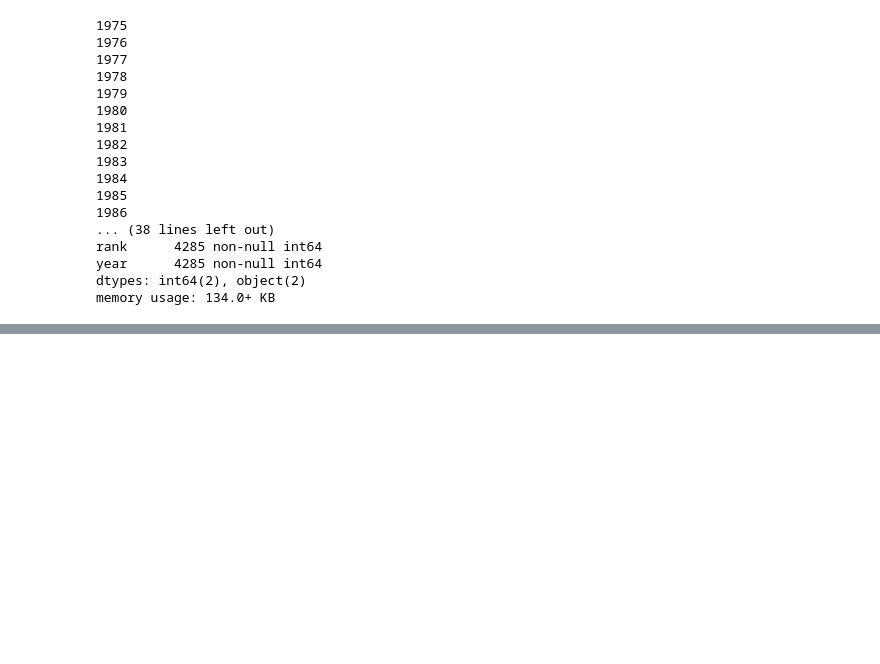
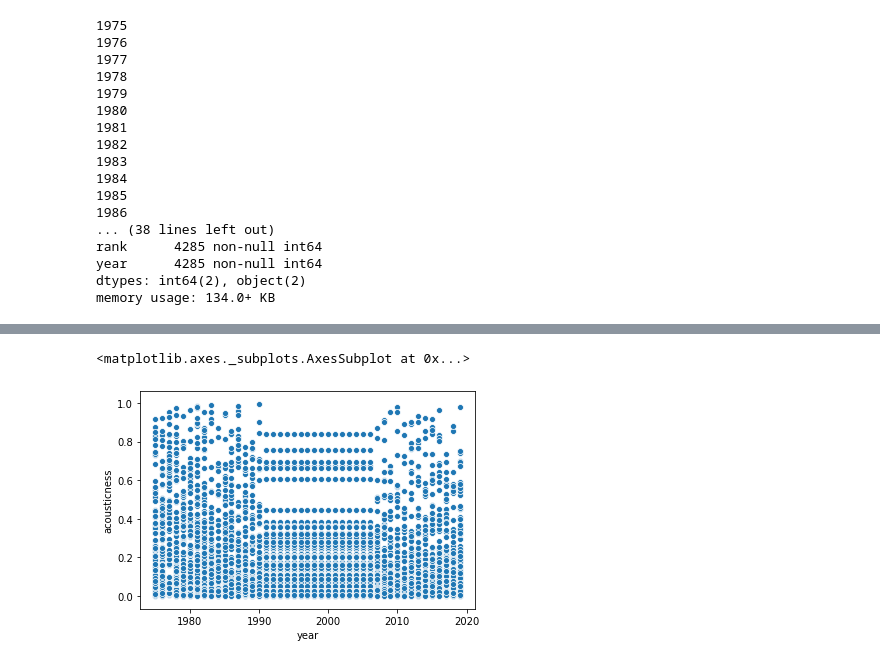
Before and after one commit to noahgriff99/320-Final-Project, a Jupyter notebook: Scrape Billboard.ipynb, the cells around one changed output, grey strips where cells are left out. Cells and saved outputs as stored; diff of their text form; code cells hidden in the pictures; blank space fills up the shorter version.

```diff
--- a/Scrape Billboard.ipynb
+++ b/Scrape Billboard.ipynb
@@ -130,0 +265,5 @@ uri
+# %%
+sns.scatterplot(x=data['year'],y=data['acousticness'])
+# %% [output]
+<matplotlib.axes._subplots.AxesSubplot at 0x...>
+[figure, added]
```
Also changed, not shown: parts of 27 cells of this notebook.
